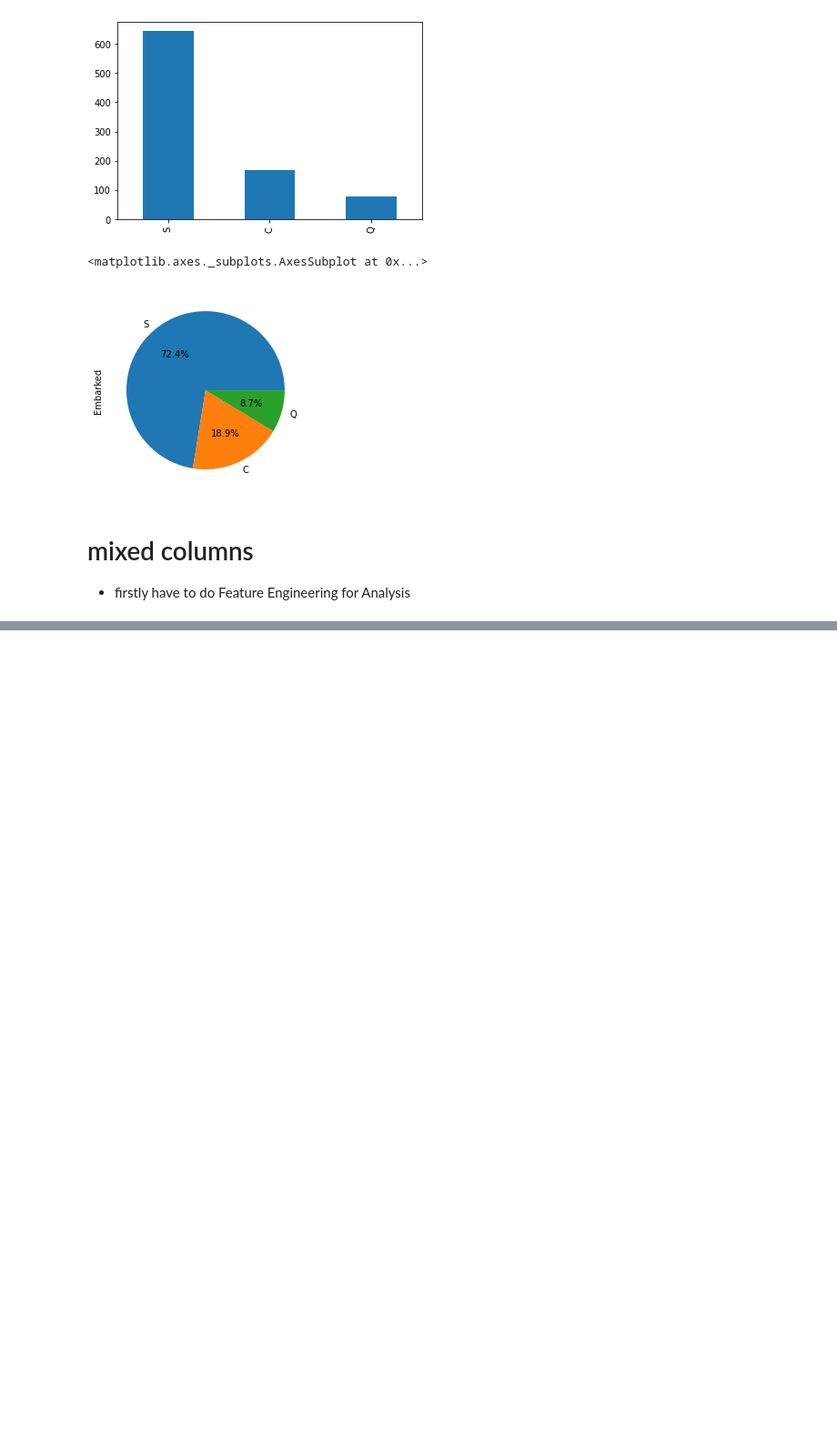
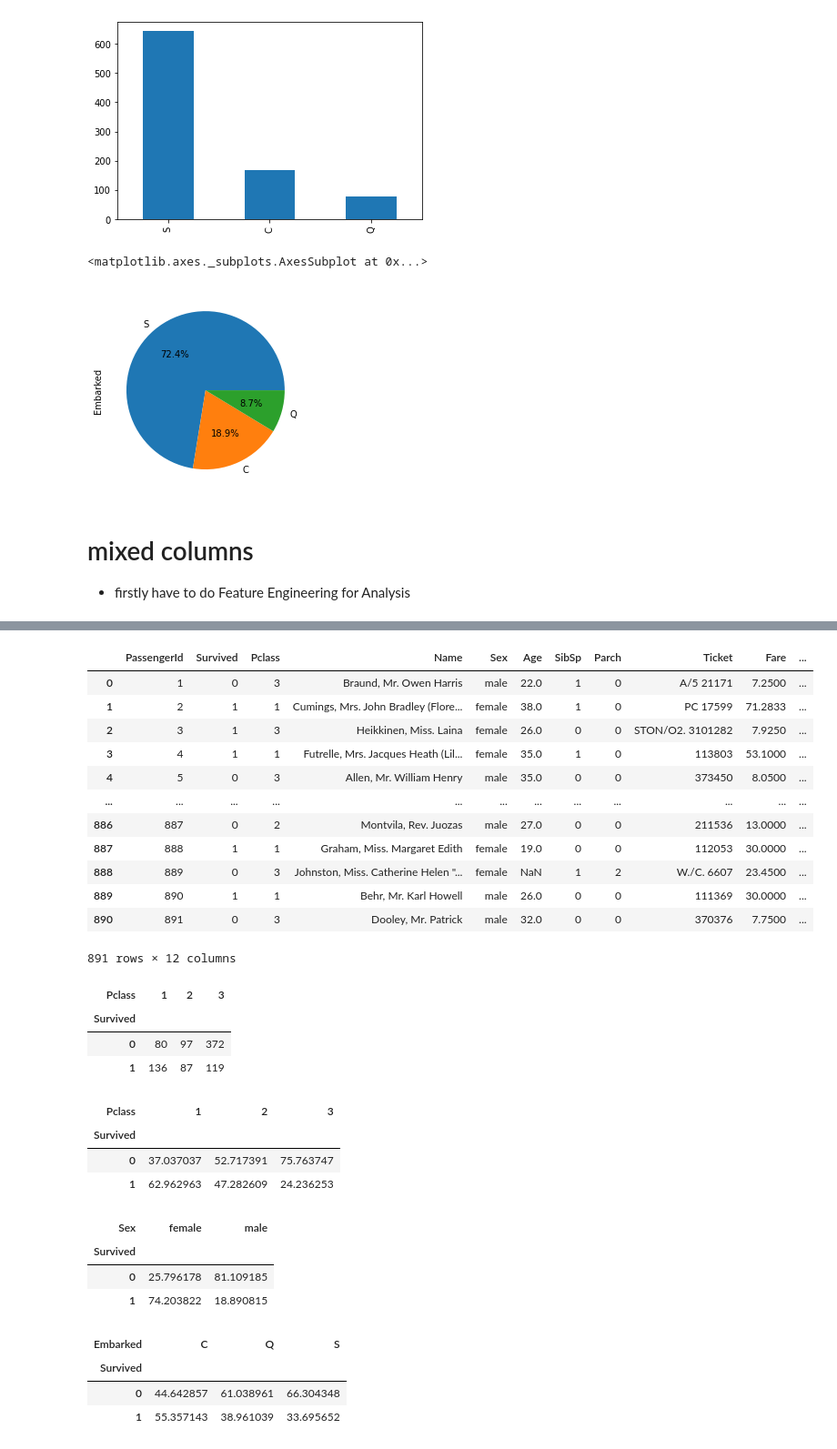
Before and after one commit to AzadMehedi/Explarotary-Data-Analysis-EDA, a Jupyter notebook: Basic_EDA.ipynb, the cells around one changed output, grey strips where cells are left out. Shown: that part at 91% size. Drawn from its saved outputs; the diff is of its cells as text; code cells hidden in the pictures; blank space fills up the shorter version.

```diff
--- a/Basic_EDA.ipynb
+++ b/Basic_EDA.ipynb
@@ -428,0 +444,47 @@ df['Embarked'].value_counts().plot(kind='pie', autopct='%0.1f%%')
+# %%
+df
+# %% [output]
+|  | PassengerId | Survived | Pclass | Name | Sex | Age | SibSp | Parch | Ticket | Fare | ... |
+| 0 | 1 | 0 | 3 | Braund, Mr. Owen Harris | male | 22.0 | 1 | 0 | A/5 21171 | 7.2500 | ... |
+| 1 | 2 | 1 | 1 | Cumings, Mrs. John Bradley (Flore... | female | 38.0 | 1 | 0 | PC 17599 | 71.2833 | ... |
+| 2 | 3 | 1 | 3 | Heikkinen, Miss. Laina | female | 26.0 | 0 | 0 | STON/O2. 3101282 | 7.9250 | ... |
+| 3 | 4 | 1 | 1 | Futrelle, Mrs. Jacques Heath (Lil... | female | 35.0 | 1 | 0 | 113803 | 53.1000 | ... |
+| 4 | 5 | 0 | 3 | Allen, Mr. William Henry | male | 35.0 | 0 | 0 | 373450 | 8.0500 | ... |
+| ... | ... | ... | ... | ... | ... | ... | ... | ... | ... | ... | ... |
+| 886 | 887 | 0 | 2 | Montvila, Rev. Juozas | male | 27.0 | 0 | 0 | 211536 | 13.0000 | ... |
+| 887 | 888 | 1 | 1 | Graham, Miss. Margaret Edith | female | 19.0 | 0 | 0 | 112053 | 30.0000 | ... |
+| 888 | 889 | 0 | 3 | Johnston, Miss. Catherine Helen "... | female | NaN | 1 | 2 | W./C. 6607 | 23.4500 | ... |
+| 889 | 890 | 1 | 1 | Behr, Mr. Karl Howell | male | 26.0 | 0 | 0 | 111369 | 30.0000 | ... |
+| 890 | 891 | 0 | 3 | Dooley, Mr. Patrick | male | 32.0 | 0 | 0 | 370376 | 7.7500 | ... |
+891 rows × 12 columns
+# %%
+# categorical - categorical column
+# create cross-tabulations or contingency tables
+
+pd.crosstab(df['Survived'], df['Pclass'])
+# %% [output]
+| Pclass | 1 | 2 | 3 |
+| Survived |  |  |  |
+| 0 | 80 | 97 | 372 |
+| 1 | 136 | 87 | 119 |
+# %%
+pd.crosstab(df['Survived'], df['Pclass'], normalize='columns')*100
+# %% [output]
+| Pclass | 1 | 2 | 3 |
+| Survived |  |  |  |
+| 0 | 37.037037 | 52.717391 | 75.763747 |
+| 1 | 62.962963 | 47.282609 | 24.236253 |
+# %%
+pd.crosstab(df['Survived'], df['Sex'], normalize='columns')*100
+# %% [output]
+| Sex | female | male |
+| Survived |  |  |
+| 0 | 25.796178 | 81.109185 |
+| 1 | 74.203822 | 18.890815 |
+# %%
+pd.crosstab(df['Survived'], df['Embarked'], normalize='columns')*100
+# %% [output]
+| Embarked | C | Q | S |
+| Survived |  |  |  |
+| 0 | 44.642857 | 61.038961 | 66.304348 |
+| 1 | 55.357143 | 38.961039 | 33.695652 |
```
Also changed, not shown: parts of 1 cell of this notebook.
